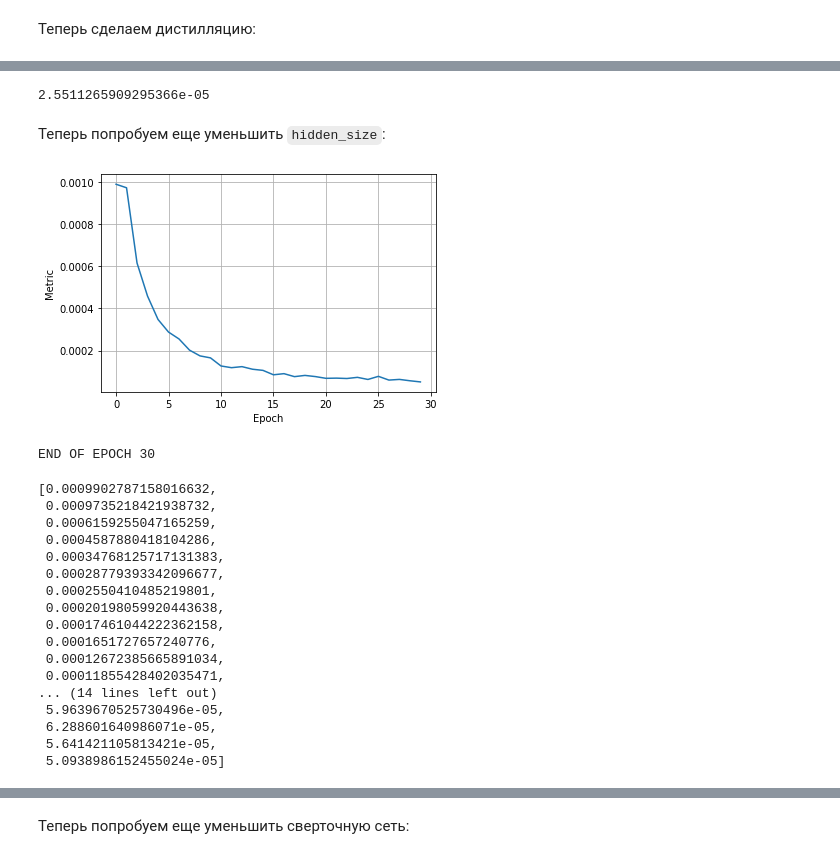
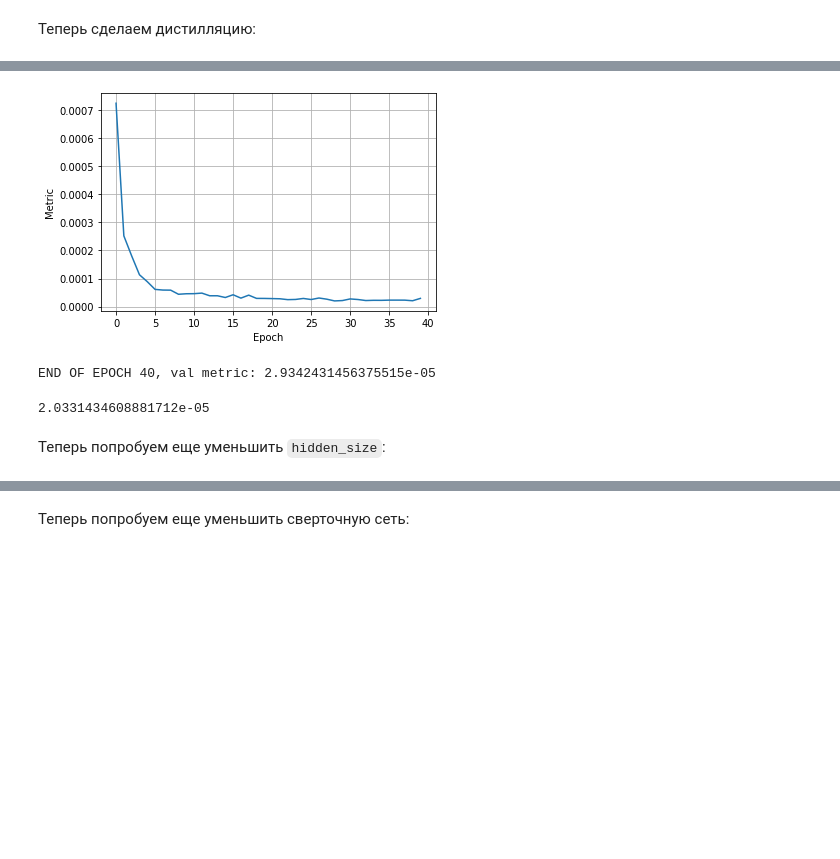
Before and after one commit to IHateReptiloids/kws_hw, a Jupyter notebook: distillation.ipynb, the cells around one changed output, grey strips where cells are left out. Saved outputs shown, nothing was run; the diff lists cells and outputs as text; code cells hidden in the pictures; blank space fills up the shorter version.

Commit message:
rerun distillation

```diff
--- a/distillation.ipynb
+++ b/distillation.ipynb
@@ -23,11 +27,7 @@ DATA_DIR = Path('data/speech_commands')
 TRAIN_CSV = Path('data/train.csv')
 VAL_CSV = Path('data/val.csv')
 # %%
+#!g1.1
 train_set = SpeechCommandsDataset(DATA_DIR, csv=pd.read_csv(TRAIN_CSV))
 train_set.transforms = DefaultWaveAugmentations(DATA_DIR)
-
 val_set = SpeechCommandsDataset(DATA_DIR, csv=pd.read_csv(VAL_CSV))
-train_loader, val_loader = get_dataloaders(train_set, val_set, DefaultConfig.batch_size)
-
-train_wave2spec = DefaultWave2Spec(is_train=True, config=DefaultConfig)
-val_wave2spec = DefaultWave2Spec(is_train=False, config=DefaultConfig)
@@ -40,16 +33,0 @@ student_config = DistillationConfig(
-# %%
-teacher = CRNN(teacher_config)
-teacher.load_state_dict(torch.load(CHECKPOINT_DIR / 'baseline.pth',
-                        map_location=teacher_config.device))
-teacher = teacher.eval()
-print('teacher total:', count_parameters(teacher))
-print('teacher conv:', count_parameters(teacher.conv))
-print('teacher gru:', count_parameters(teacher.gru))
-print('teacher attention:', count_parameters(teacher.attention), end='\n\n')
-
-student = CRNN(student_config)
-student = student.train()
-print('student total:', count_parameters(student))
-print('student conv:', count_parameters(student.conv))
-print('student gru:', count_parameters(student.gru))
-print('student attention:', count_parameters(student.attention))
@@ -81,9 +42,3 @@ DefaultTrainer(
 # %% [markdown]
 Теперь сделаем дистилляцию:
-# %%
-opt = torch.optim.Adam(
-    student.parameters(),
-    lr=student_config.learning_rate,
-    weight_decay=student_config.weight_decay
-)
 # %%
@@ -126,6 +74,15 @@ torch.save(trainer.best_state, CHECKPOINT_DIR / 'distillated_hs32.pth')
-# %%
-trainer.best_score
-# %% [output]
-2.5511265909295366e-05
+# %%
+#!g1.1
+config = DistillationConfig(
+    num_epochs=40,
+    hidden_size=32,
+)
+trainer = do_distillation(config)
+torch.save(trainer.best_state, CHECKPOINT_DIR / 'distillated_hs32.pth')
+trainer.best_score
+# %% [output]
+[figure, added]
+END OF EPOCH 40, val metric: 2.9342431456375515e-05
+2.0331434608881712e-05
 # %% [markdown]
 Теперь попробуем еще уменьшить `hidden_size`:
@@ -144,35 +88,0 @@ opt = torch.optim.Adam(
-# %%
-seed_all()
-trainer = DistillationTrainer(
-    opt=opt,
-    train_loader=train_loader,
-    val_loader=val_loader,
-    device=student_config.device,
-    teacher=teacher,
-    student=student,
-    train_wave2spec=train_wave2spec,
-    val_wave2spec=val_wave2spec,
-    temp=student_config.temp,
-    alpha=student_config.alpha,
-)
-trainer.train(n_epochs=student_config.num_epochs)
-# %% [output]
-[figure, removed]
-END OF EPOCH 30
-[0.0009902787158016632,
- 0.0009735218421938732,
- 0.0006159255047165259,
- 0.0004587880418104286,
- 0.00034768125717131383,
- 0.00028779393342096677,
- 0.0002550410485219801,
- 0.00020198059920443638,
- 0.00017461044222362158,
- 0.0001651727657240776,
- 0.00012672385665891034,
- 0.00011855428402035471,
-... (14 lines left out)
- 5.9639670525730496e-05,
- 6.288601640986071e-05,
- 5.641421105813421e-05,
- 5.0938986152455024e-05]
```
Also changed, not shown: parts of 23 cells of this notebook, 3 other files.
